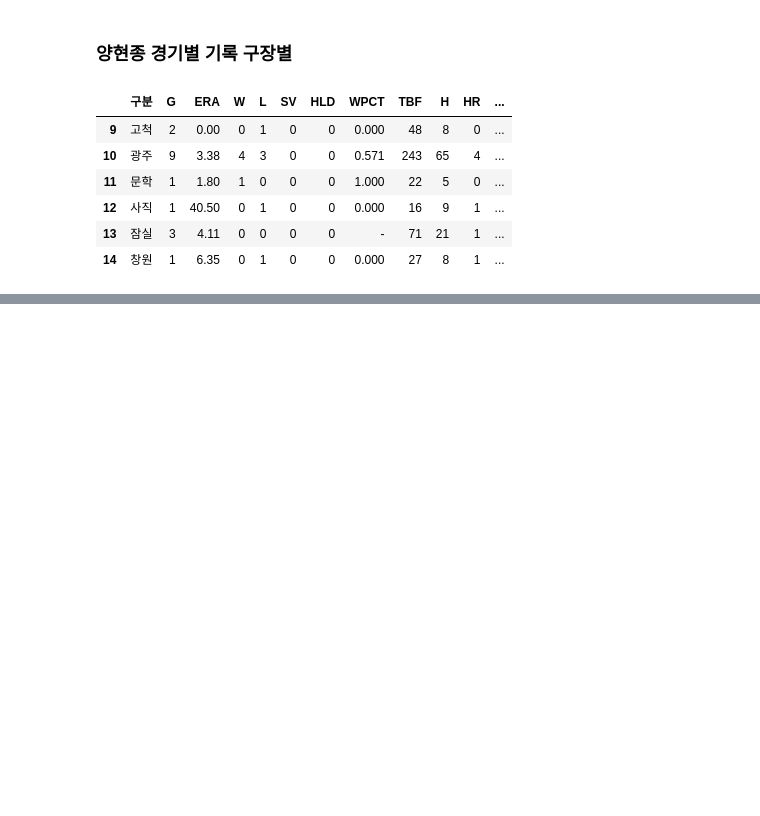
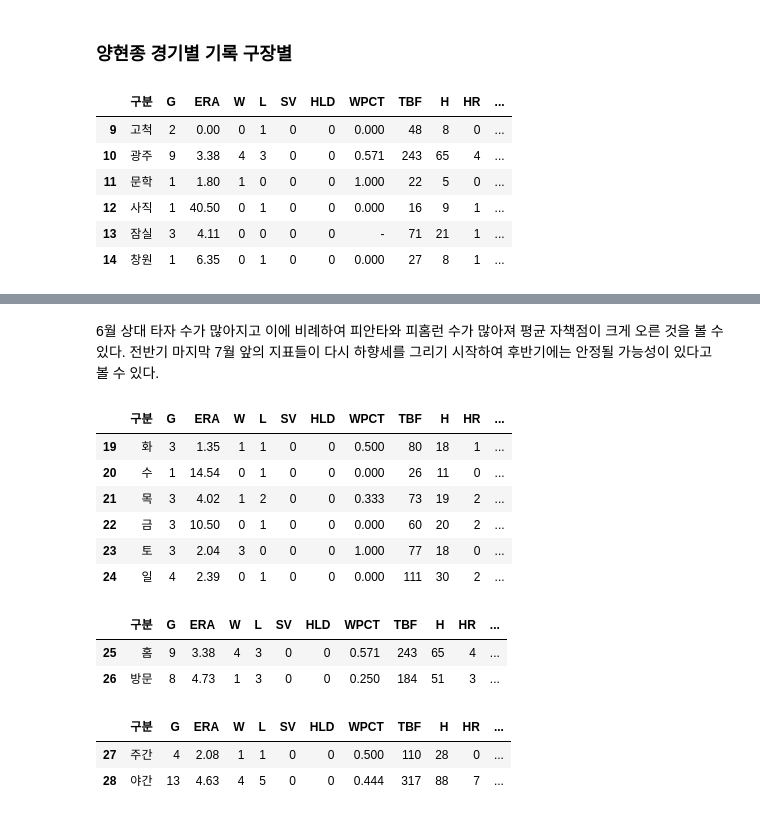
Before and after one commit to Kimjong127/Project, a Jupyter notebook: KBO선수 분석 정보 Project/전력분석(전반기KIA_양현종).ipynb, the cells around one changed output, grey strips where cells are left out. Saved outputs shown, nothing was run; the diff lists cells and outputs as text; code cells hidden in the pictures; blank space fills up the shorter version.

```diff
--- a/KBO선수 분석 정보 Project/전력분석(전반기KIA_양현종).ipynb
+++ b/KBO선수 분석 정보 Project/전력분석(전반기KIA_양현종).ipynb
@@ -261,0 +333,24 @@ fig.show()
+# %% [markdown]
+6월 상대 타자 수가 많아지고 이에 비례하여 피안타와 피홈런 수가 많아져 평균 자책점이 크게 오른 것을 볼 수 있다. 전반기 마지막 7월 앞의 지표들이 다시 하향세를 그리기 시작하여 후반기에는 안정될 가능성이 있다고 볼 수 있다.
+# %%
+양현종_경기별기록_요일별
+# %% [output]
+|  | 구분 | G | ERA | W | L | SV | HLD | WPCT | TBF | H | HR | ... |
+| 19 | 화 | 3 | 1.35 | 1 | 1 | 0 | 0 | 0.500 | 80 | 18 | 1 | ... |
+| 20 | 수 | 1 | 14.54 | 0 | 1 | 0 | 0 | 0.000 | 26 | 11 | 0 | ... |
+| 21 | 목 | 3 | 4.02 | 1 | 2 | 0 | 0 | 0.333 | 73 | 19 | 2 | ... |
+| 22 | 금 | 3 | 10.50 | 0 | 1 | 0 | 0 | 0.000 | 60 | 20 | 2 | ... |
+| 23 | 토 | 3 | 2.04 | 3 | 0 | 0 | 0 | 1.000 | 77 | 18 | 0 | ... |
+| 24 | 일 | 4 | 2.39 | 0 | 1 | 0 | 0 | 0.000 | 111 | 30 | 2 | ... |
+# %%
+양현종_경기별기록_홈어웨이별
+# %% [output]
+|  | 구분 | G | ERA | W | L | SV | HLD | WPCT | TBF | H | HR | ... |
+| 25 | 홈 | 9 | 3.38 | 4 | 3 | 0 | 0 | 0.571 | 243 | 65 | 4 | ... |
+| 26 | 방문 | 8 | 4.73 | 1 | 3 | 0 | 0 | 0.250 | 184 | 51 | 3 | ... |
+# %%
+양현종_경기별기록_주야간별
+# %% [output]
+|  | 구분 | G | ERA | W | L | SV | HLD | WPCT | TBF | H | HR | ... |
+| 27 | 주간 | 4 | 2.08 | 1 | 1 | 0 | 0 | 0.500 | 110 | 28 | 0 | ... |
+| 28 | 야간 | 13 | 4.63 | 4 | 5 | 0 | 0 | 0.444 | 317 | 88 | 7 | ... |
```
Also changed, not shown: parts of 8 cells of this notebook.
